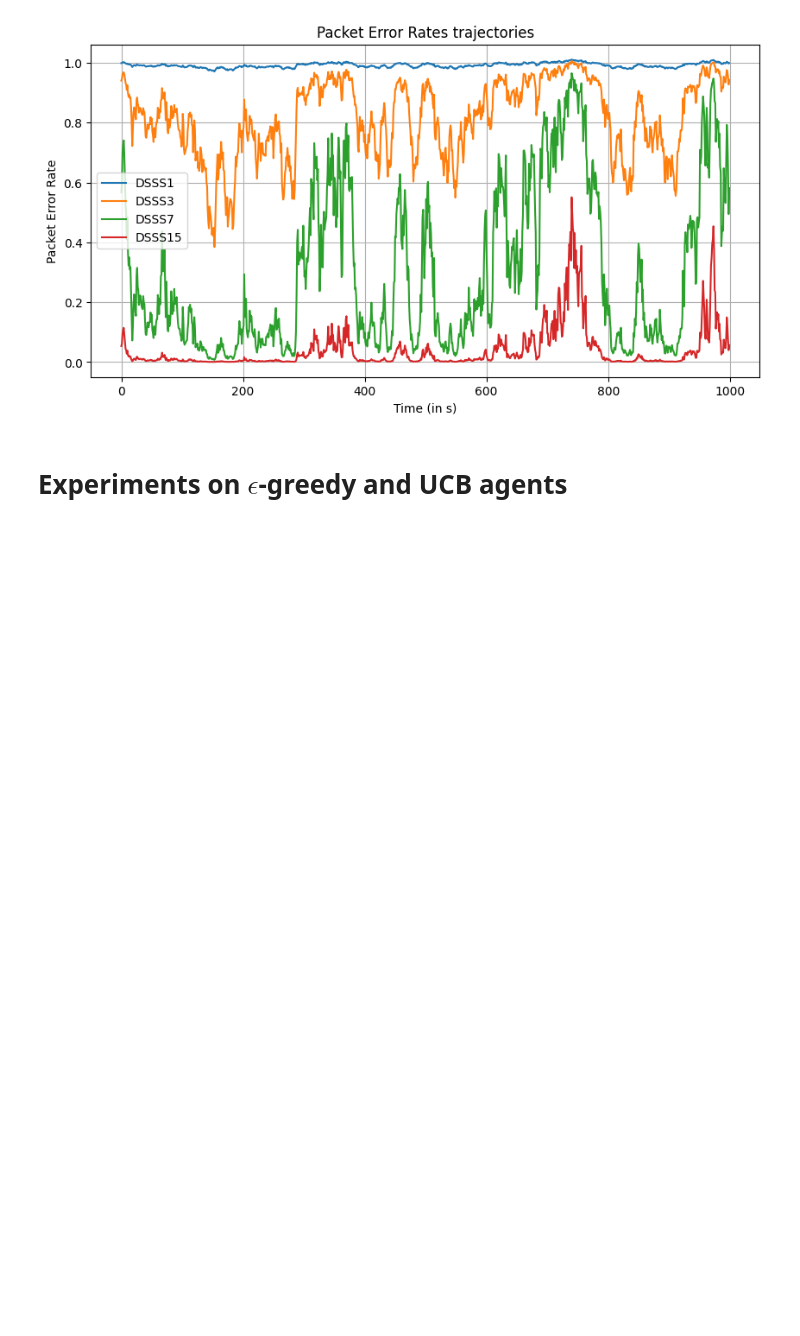
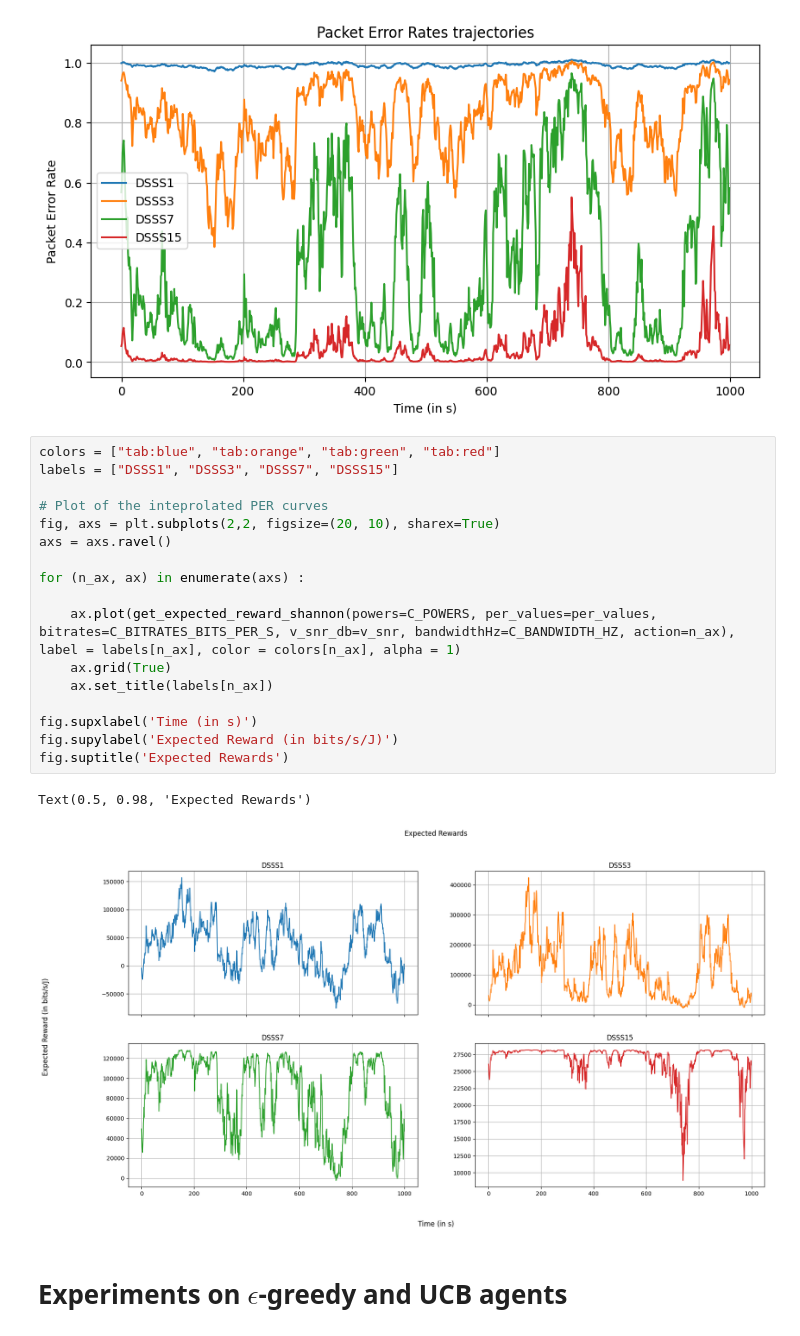
Before and after one commit to ThomasAussagues/uwa_reinforcement_learning, a Jupyter notebook: scenario_2 shannon.ipynb, the cells around one changed output. Cells and saved outputs as stored; diff of their text form; blank space fills up the shorter version.

```diff
--- a/scenario_2 shannon.ipynb
+++ b/scenario_2 shannon.ipynb
@@ -122,6 +123,26 @@ ax.legend()
 plt.show()
 # %% [output]
 [figure]
+# %%
+colors = ["tab:blue", "tab:orange", "tab:green", "tab:red"]
+labels = ["DSSS1", "DSSS3", "DSSS7", "DSSS15"]
+
+# Plot of the inteprolated PER curves
+fig, axs = plt.subplots(2,2, figsize=(20, 10), sharex=True)
+axs = axs.ravel()
+
+for (n_ax, ax) in enumerate(axs) :
+
+    ax.plot(get_expected_reward_shannon(powers=C_POWERS, per_values=per_values, bitrates=C_BITRATES_BITS_PER_S, v_snr_db=v_snr, bandwidthHz=C_BANDWIDTH_HZ, action=n_ax), label = labels[n_ax], color = colors[n_ax], alpha = 1)
+    ax.grid(True)
+    ax.set_title(labels[n_ax])
+
+fig.supxlabel('Time (in s)')
+fig.supylabel('Expected Reward (in bits/s/J)')
+fig.suptitle('Expected Rewards')
+# %% [output]
+Text(0.5, 0.98, 'Expected Rewards')
+[figure, added]
 # %% [markdown]
 # Experiments on $\epsilon$-greedy and UCB agents
 # %% [markdown]
```
Also changed, not shown: parts of 1 cell of this notebook, 2 other files.
